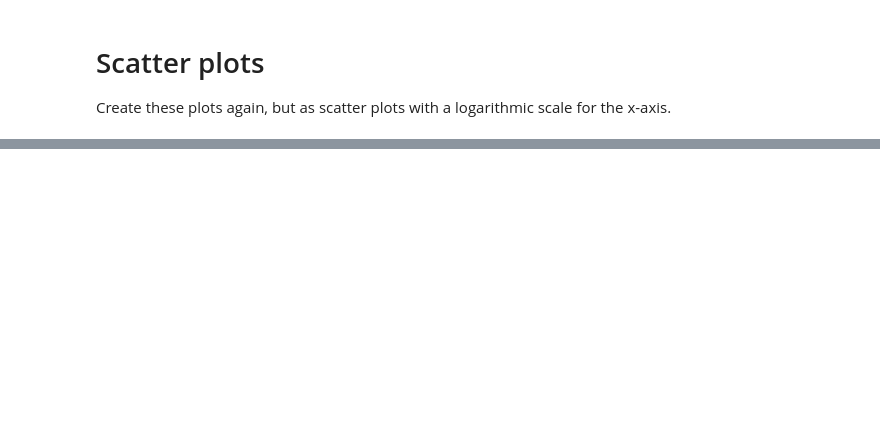
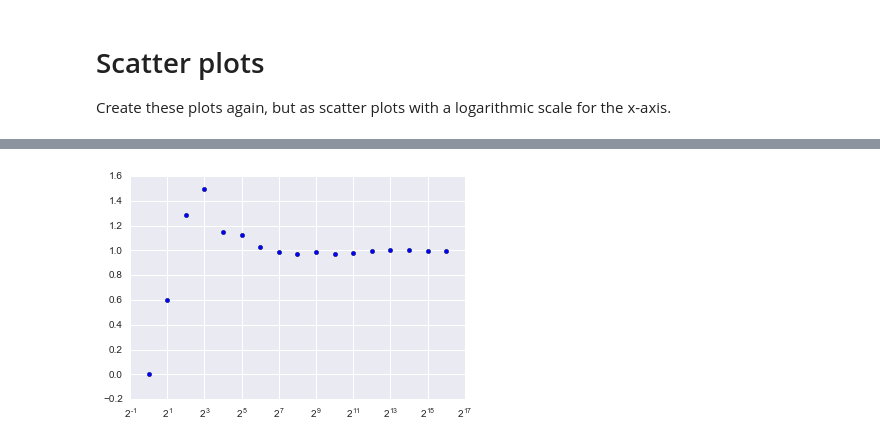
Before and after one commit to tarakdavis/flipping_out, a Jupyter notebook: coin-flips.ipynb, the cells around one changed output, grey strips where cells are left out. Saved outputs shown, nothing was run; the diff lists cells and outputs as text; code cells hidden in the pictures; blank space fills up the shorter version.

Commit message:
commit mean plots

```diff
--- a/coin-flips.ipynb
+++ b/coin-flips.ipynb
@@ -115,0 +123,35 @@ Scatter plot of the mean heads/tails ratio at each recorded point, and another s
+# %%
+n = 17
+coin = ['heads', 'tails']
+# heads_count = 0
+# tails_count = 0
+# total_flips = 0
+# data = []
+flip_counts = {}
+counter = 1
+
+while counter <=20:
+    heads_count = 0
+    tails_count = 0
+    total_flips = 0
+    data = []
+    for i in range(2**n):
+        flip = flip_coin()
+        total_flips += 1
+        if flip == 'heads':
+            heads_count += 1
+        else:
+            tails_count += 1
+        for x in range(n):
+            if total_flips == 2**x:
+                try:
+                    ratio = heads_count / tails_count
+                except ZeroDivisionError:
+                    ratio = 0
+                flip_counts.setdefault(x, []).append(ratio)
+    counter += 1
+
+list_of_means = []
+for key in flip_counts:
+    list_of_means.append(sum(flip_counts[key]) / 20)
+list_of_means
@@ -115,0 +176,6 @@ Scatter plot of the mean heads/tails ratio at each recorded point, and another s
+# %%
+plt.scatter(x_values, list_of_means)
+plt.xscale('log', basex = 2)
+plt.show()
+# %% [output]
+[figure, added]
```
Also changed, not shown: parts of 8 cells of this notebook.
